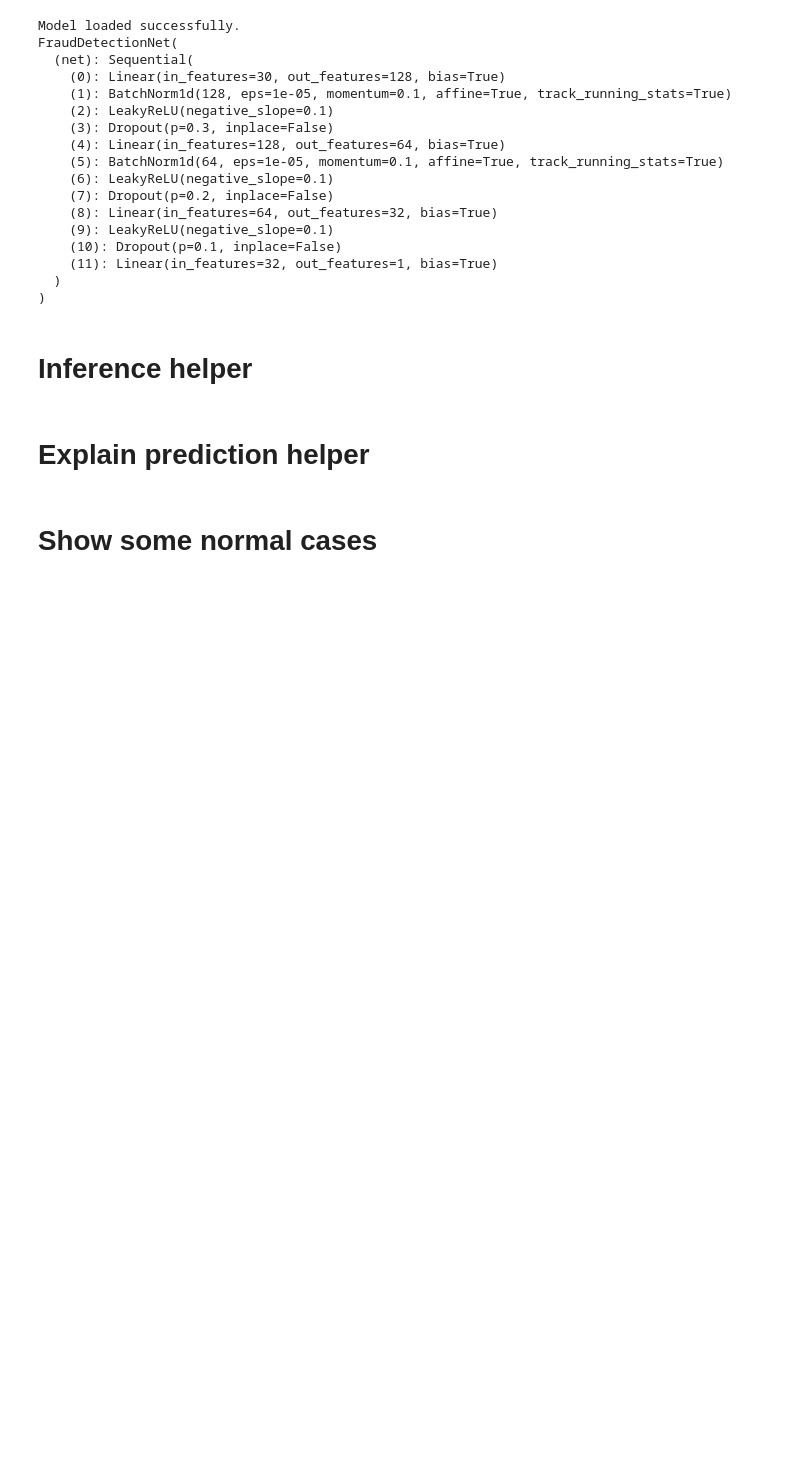
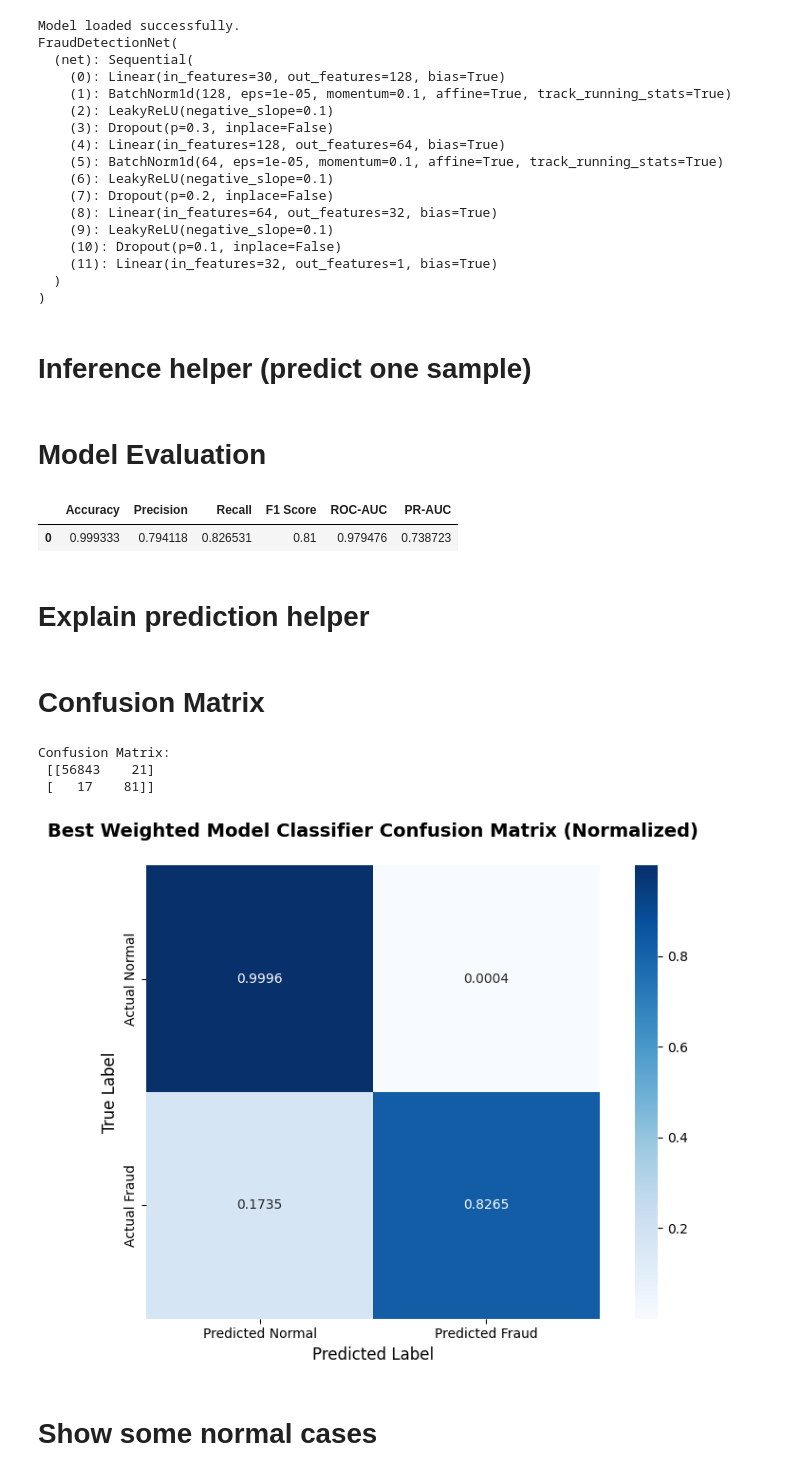
Before and after one commit to xenaria/credit-card-fraud-detection, a Jupyter notebook: notebooks/Best_Weighted_Model_Demo.ipynb, the cells around one changed output. Drawn from its saved outputs; the diff is of its cells as text; code cells hidden in the pictures; blank space fills up the shorter version.

```diff
--- a/notebooks/Best_Weighted_Model_Demo.ipynb
+++ b/notebooks/Best_Weighted_Model_Demo.ipynb
@@ -160,7 +159,7 @@ FraudDetectionNet(
   )
 )
 # %% [markdown]
-# Inference helper
+# Inference helper (predict one sample)
 # %%
 def predict_one(model, sample_array, threshold=0.95):
     """
@@ -178,3 +177,5 @@ def predict_one(model, sample_array, threshold=0.95):
         "probability_fraud": prob,
         "predicted_label": pred
     }
+# %% [markdown]
+# Model Evaluation
@@ -181,3 +209,11 @@ def predict_one(model, sample_array, threshold=0.95):
+# %%
+results = evaluate_model(model, X_test, y_test, threshold=CONFIG["threshold"])
+
+results_df = pd.DataFrame([results])
+display(results_df)
+# %% [output]
+|  | Accuracy | Precision | Recall | F1 Score | ROC-AUC | PR-AUC |
+| 0 | 0.999333 | 0.794118 | 0.826531 | 0.81 | 0.979476 | 0.738723 |
 # %% [markdown]
 # Explain prediction helper
 # %%
@@ -213,6 +249,62 @@ def run_demo_samples(indices, threshold=None):
     demo_df = pd.DataFrame(rows)
     display(demo_df)
     return demo_df
+# %% [markdown]
+# Confusion Matrix
+# %%
+import numpy as np
+import torch
+
+model.eval()
+X_tensor = torch.tensor(X_test, dtype=torch.float32).to(device)
+
+with torch.no_grad():
+    logits = model(X_tensor).squeeze(1)
+    probs = torch.sigmoid(logits).cpu().numpy()
+
+threshold = CONFIG["threshold"]
+preds = (probs >= threshold).astype(int)
+# %%
+from sklearn.metrics import confusion_matrix
+
+cm = confusion_matrix(y_test, preds)
+print("Confusion Matrix:\n", cm)
+# %% [output]
+Confusion Matrix:
+ [[56843    21]
+ [   17    81]]
+# %%
+import matplotlib.pyplot as plt
+import seaborn as sns
+# Normalize by row (actual class)
+cm_normalized = cm.astype('float') / cm.sum(axis=1)[:, np.newaxis]
+
+plt.figure(figsize=(8, 6))
+
+sns.heatmap(
+    cm_normalized,
+    annot=True,
+    fmt='.4f',
+    cmap='Blues',
+    xticklabels=['Predicted Normal', 'Predicted Fraud'],
+    yticklabels=['Actual Normal', 'Actual Fraud'],
+    cbar=True,
+    square=True
+)
+
+plt.title(
+    f'Best Weighted Model Classifier Confusion Matrix (Normalized)\n',
+    fontsize=14,
+    fontweight='bold'
+)
+
+plt.xlabel('Predicted Label', fontsize=12)
+plt.ylabel('True Label', fontsize=12)
+
+plt.tight_layout()
+plt.show()
+# %% [output]
+[figure, added]
 # %% [markdown]
 # Show some normal cases
 # %%
```
Also changed, not shown: parts of 8 cells of this notebook, 1 other file.
